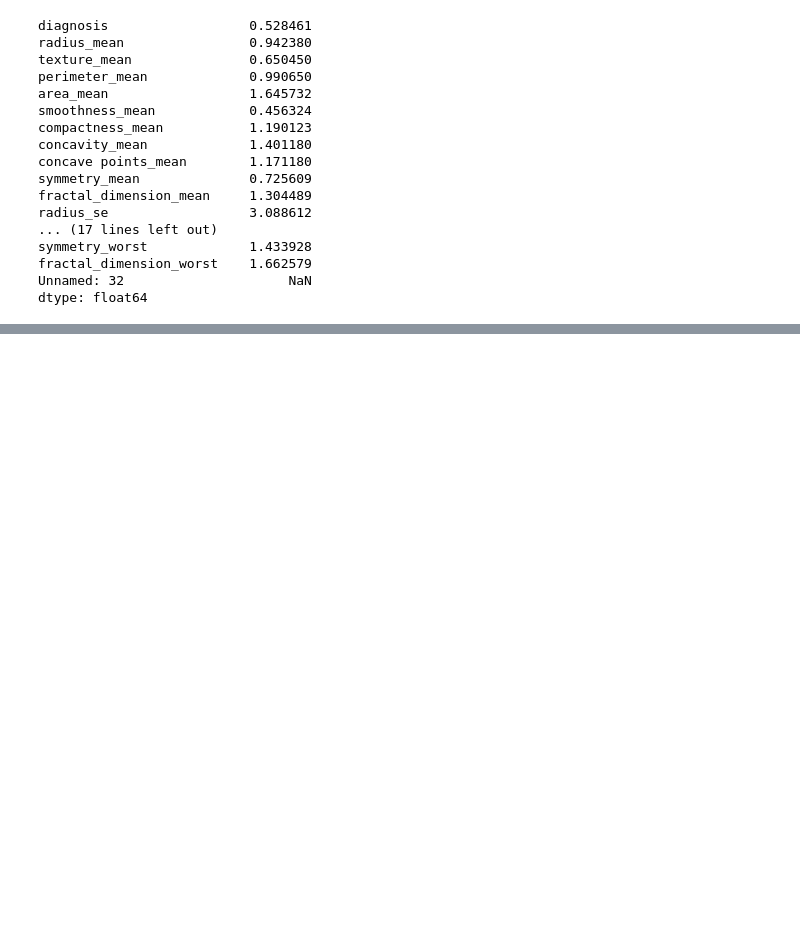
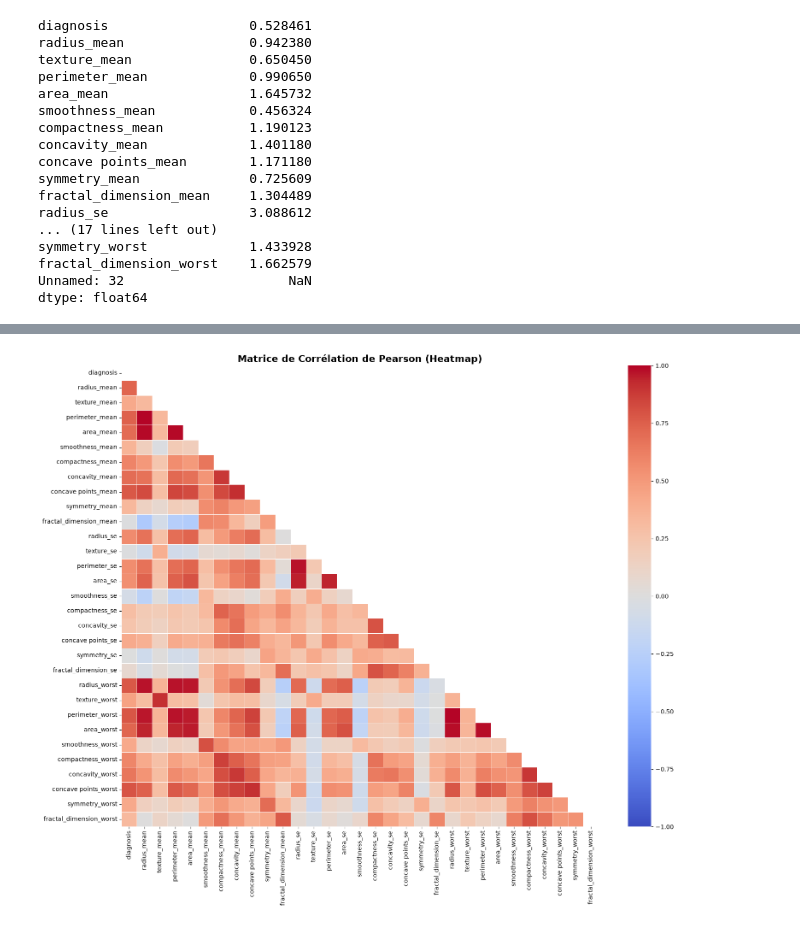
Before and after one commit to KENMEUGNEMICHELE14/Breast_M, a Jupyter notebook: notebbook/03_exploration.ipynb, the cells around one changed output, grey strips where cells are left out. Drawn from its saved outputs; the diff is of its cells as text; code cells hidden in the pictures; blank space fills up the shorter version.

```diff
--- a/notebbook/03_exploration.ipynb
+++ b/notebbook/03_exploration.ipynb
@@ -81,0 +226,24 @@ plt.show()
+# %%
+import numpy as np
+# 1. Calcul de la matrice de corrélation de Pearson
+corr_matrix = df.corr()
+
+# 2. Affichage de la Heatmap globale
+plt.figure(figsize=(18, 14))
+
+# Masque pour ne masquer que la partie supérieure symétrique (triangle)
+mask = np.triu(np.ones_like(corr_matrix, dtype=bool))
+
+sns.heatmap(
+    corr_matrix,
+    mask=mask,
+    annot=False,          # Mettre True si on souhaite voir les chiffres exacts
+    cmap='coolwarm',      # Rouge = forte corrélation positive, Bleu = forte corrélation négative
+    vmax=1, vmin=-1,
+    linewidths=0.5
+)
+
+plt.title("Matrice de Corrélation de Pearson (Heatmap)", fontsize=16, fontweight='bold')
+plt.show()
+# %% [output]
+[figure, added]
```
Also changed, not shown: parts of 11 cells of this notebook, 1 other file.
